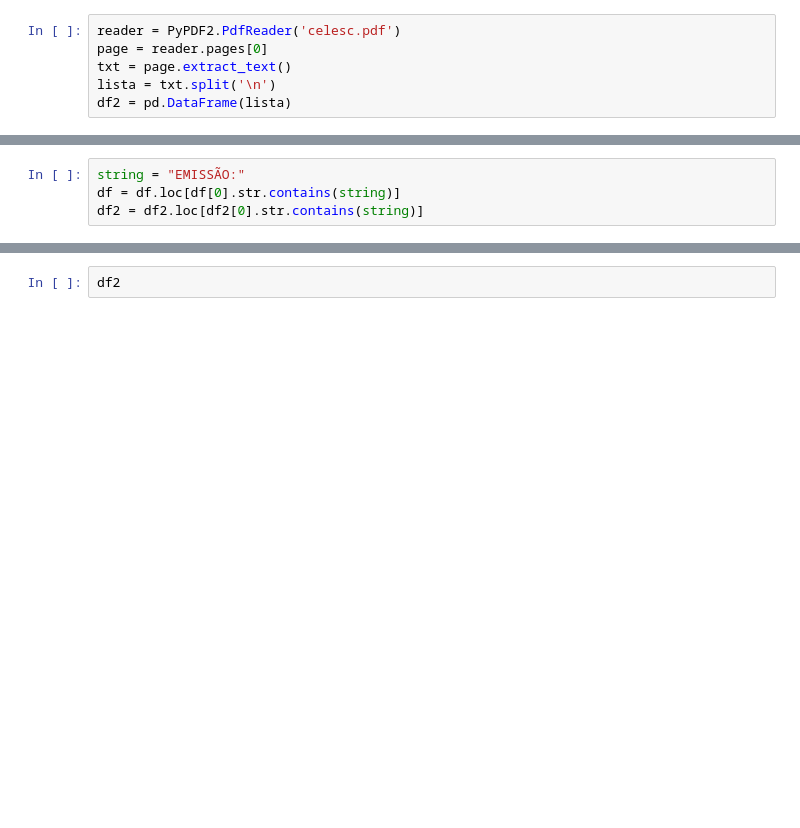
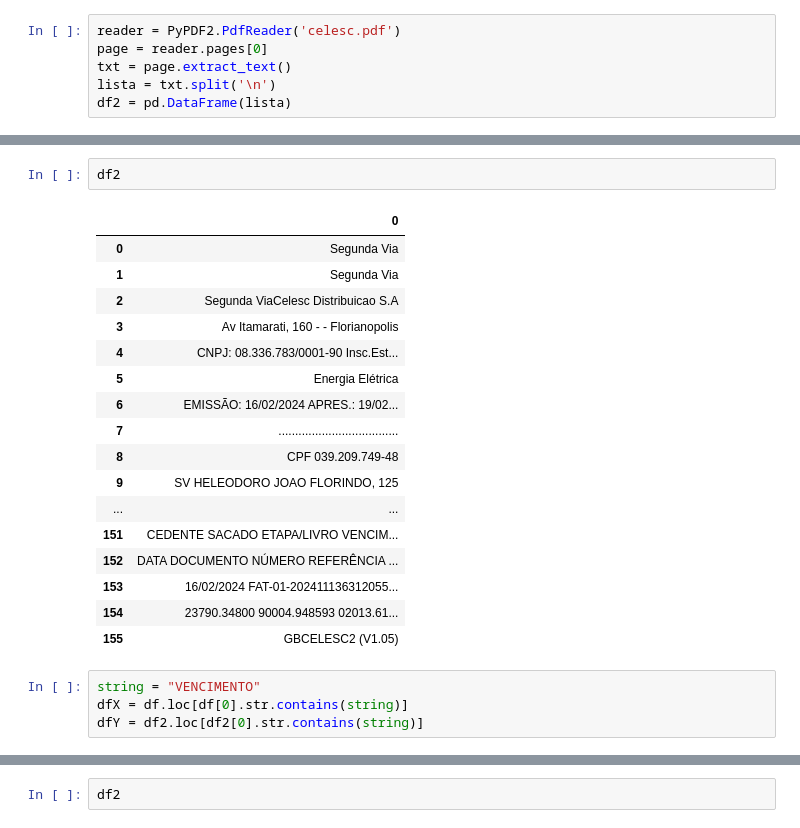
Before and after one commit to thiagopias/celescbill-scanner, a Jupyter notebook: pdf-extractor/PdfExtractor.ipynb, the cells around one changed output, grey strips where cells are left out. Saved outputs shown, nothing was run; the diff lists cells and outputs as text; blank space fills up the shorter version.

```diff
--- a/pdf-extractor/PdfExtractor.ipynb
+++ b/pdf-extractor/PdfExtractor.ipynb
@@ -25,5 +45,25 @@ df2 = pd.DataFrame(lista)
+# %%
+df2
+# %% [output]
+|  | 0 |
+| 0 | Segunda Via |
+| 1 | Segunda Via |
+| 2 | Segunda ViaCelesc Distribuicao S.A |
+| 3 | Av Itamarati, 160 - - Florianopolis |
+| 4 | CNPJ: 08.336.783/0001-90 Insc.Est... |
+| 5 | Energia Elétrica |
+| 6 | EMISSÃO: 16/02/2024 APRES.: 19/02... |
+| 7 | .................................... |
+| 8 | CPF 039.209.749-48 |
+| 9 | SV HELEODORO JOAO FLORINDO, 125 |
+| ... | ... |
+| 151 | CEDENTE SACADO ETAPA/LIVRO VENCIM... |
+| 152 | DATA DOCUMENTO NÚMERO REFERÊNCIA ... |
+| 153 | 16/02/2024 FAT-01-202411136312055... |
+| 154 | 23790.34800 90004.948593 02013.61... |
+| 155 | GBCELESC2 (V1.05) |
 # %%
-string = "EMISSÃO:"
-df = df.loc[df[0].str.contains(string)]
-df2 = df2.loc[df2[0].str.contains(string)]
+string = "VENCIMENTO"
+dfX = df.loc[df[0].str.contains(string)]
+dfY = df2.loc[df2[0].str.contains(string)]
 # %%
```
Also changed, not shown: parts of 5 cells of this notebook, 2 other files.
